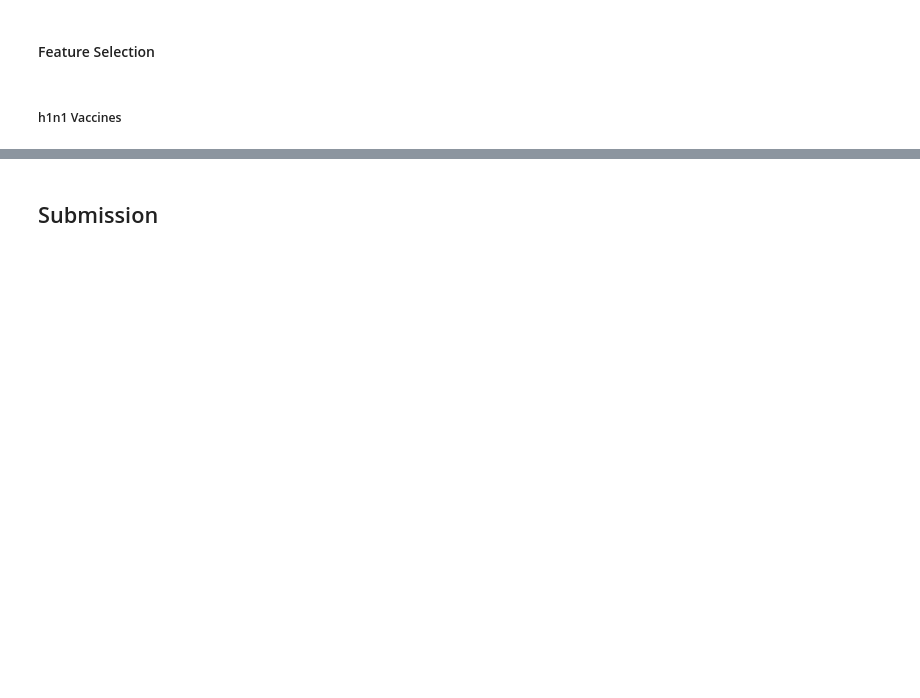
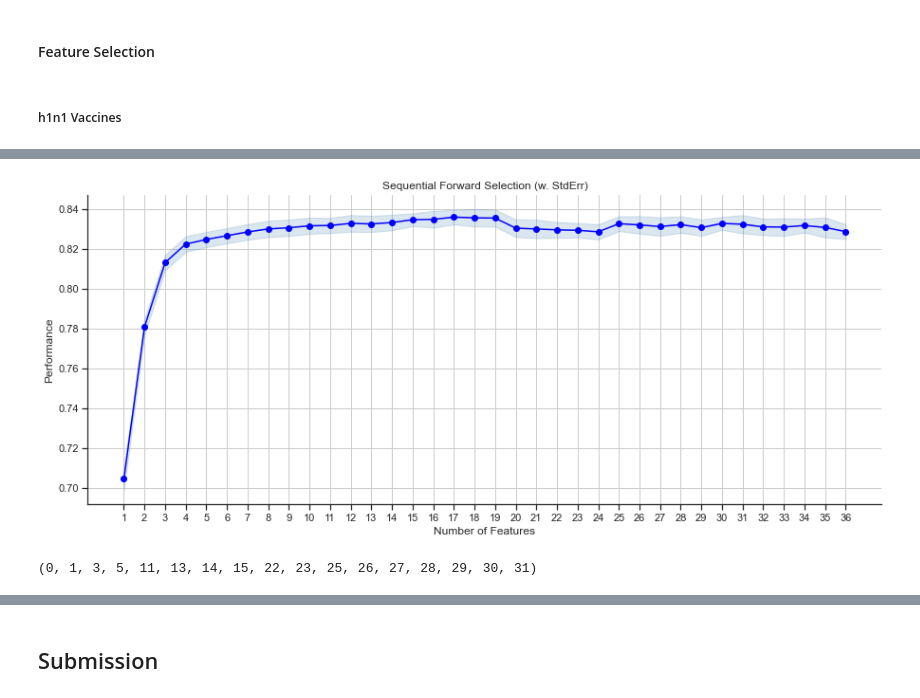
Before and after one commit to FelixFern/FINDIT-2023-ODE, a Jupyter notebook: main.ipynb, the cells around one changed output, grey strips where cells are left out. Cells and saved outputs as stored; diff of their text form; code cells hidden in the pictures; blank space fills up the shorter version.

```diff
--- a/main.ipynb
+++ b/main.ipynb
@@ -132,10 +133,10 @@ Both are binary variables: 0 = No; 1 = Yes.
 # %% [markdown]
 ### Loading Data
 # %%
-df_features = pd.read_csv('data/training_set_features.csv')
-df_labels = pd.read_csv('data/training_set_labels.csv')
+df_features = pd.read_csv('data/training_set_features.csv', index_col="respondent_id")
+df_labels = pd.read_csv('data/training_set_labels.csv', index_col="respondent_id")
 
-df_test_features = pd.read_csv('data/test_set_features.csv')
+df_test_features = pd.read_csv('data/test_set_features.csv', index_col="respondent_id")
 # %%
 df_labels.columns
 # %% [output]
@@ -659,0 +676,12 @@ sfdf1
+# %%
+fig = plot_sfs(sfs1.get_metric_dict(), kind='std_err', figsize=(15,6))
+
+plt.title('Sequential Forward Selection (w. StdErr)')
+plt.grid()
+plt.show()
+# %% [output]
+[figure, added]
+# %%
+print(sfdf1.loc[17, 'feature_idx'])
+# %% [output]
+(0, 1, 3, 5, 11, 13, 14, 15, 22, 23, 25, 26, 27, 28, 29, 30, 31)
```
Also changed, not shown: parts of 40 cells of this notebook, 35 other files.
